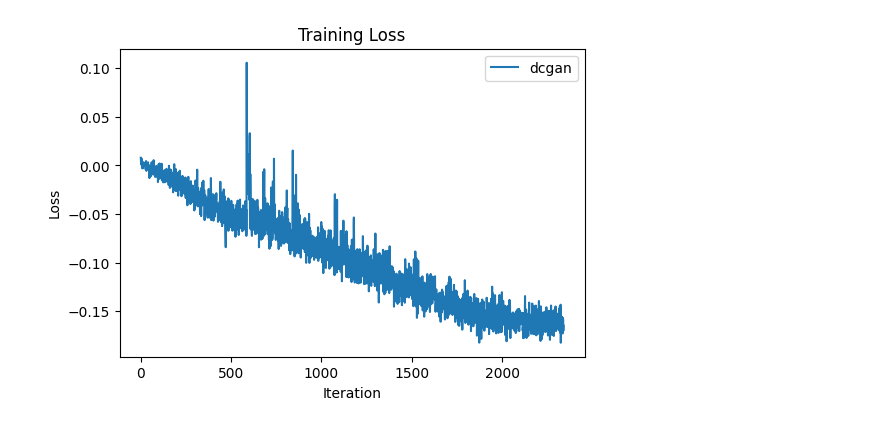
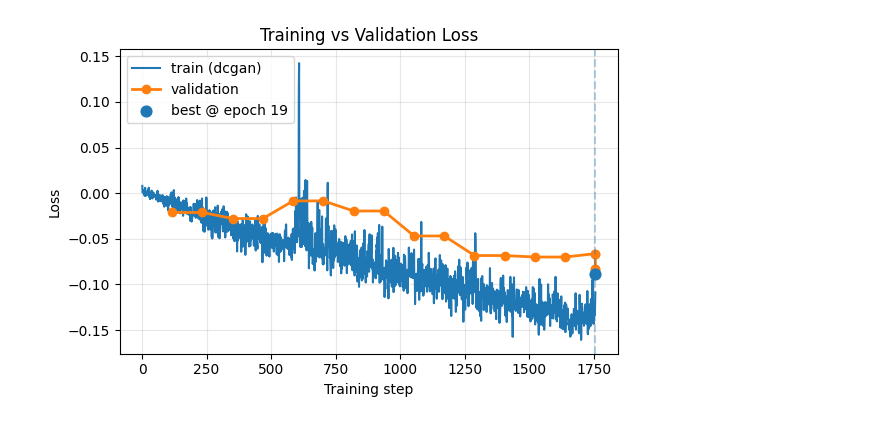
Before and after one commit to yuliangxu/RDR, a Jupyter notebook: experiments/MNIST_batch.ipynb, the cells around one changed output. Saved outputs shown, nothing was run; the diff lists cells and outputs as text; code cells hidden in the pictures.

```diff
--- a/experiments/MNIST_batch.ipynb
+++ b/experiments/MNIST_batch.ipynb
@@ -4,12 +4,12 @@
 # ----------- this file provides the reproducible training and plots in the paper ------------#
 # 0. load libraries
 import os
-os.chdir("/hpc/home/yx306/RDR")
+os.chdir("/hpc/home/yx306/DRE")
 os.getcwd()
 
 data_path = "/hpc/group/mastatlab/yx306/MNIST/"
 
-
+import random
 import numpy as np
 import pandas as pd
 import matplotlib.pyplot as plt
@@ -21,6 +21,22 @@ from matplotlib.colors import TwoSlopeNorm
 from importlib import reload
 import utils.MNIST_help as mnist
 
+SEED = 42
+# Python built-in RNG
+def set_seed(seed=42):
+    import random, numpy as np, torch
+    random.seed(seed)
+    np.random.seed(seed)
+    torch.manual_seed(seed)
+    if torch.cuda.is_available():
+        torch.cuda.manual_seed_all(seed)
+    torch.backends.cudnn.deterministic = True
+    torch.backends.cudnn.benchmark = False
+    print(f"[Seed set to {seed}]")
+
+# Make cuDNN deterministic (may slightly slow training)
+torch.backends.cudnn.deterministic = True
+torch.backends.cudnn.benchmark = False
 
 # to load MNIST data
 from torch.utils.data import DataLoader
@@ -34,7 +97,9 @@ device = "cuda" if torch.cuda.is_available() else "cpu"
 
 # try batch DRE on DCGAN
 # real data loader for q (can be separate from p_loader to avoid overlap)
+reload(dre)
 reload(dre_batch)
+set_seed(SEED)
 
 transform = transforms.Compose([
     transforms.ToTensor(),                # [0,1]
@@ -50,24 +115,71 @@ mnist_train = datasets.MNIST(root=ROOT, train=True, download=False,
 p_loader = DataLoader(mnist_train, batch_size=batch_size,
                  shuffle=True, num_workers=2, drop_last=True)
 
+mnist_val = datasets.MNIST(root=ROOT, train=False, download=False, transform=transform)
+val_loader = DataLoader(mnist_val, batch_size=batch_size, shuffle=False, num_workers=2, drop_last=False)
+
 # Sampler: 50% generator, 50% real
-# the pretrained models are downloaded here: https://github.com/csinva/gan-vae-pretrained-pytorch/tree/master
 G, nz = mnist.build_dcgan28(data_path+"mnist_dcgan/netG_epoch_99.pth", device=device)
 q_sampler = dre_batch.make_q_mixed_sampler(G, nz, p_loader, gen_frac=0.5, post=None)
 
-
+num_epochs_planned = 20
 # 3) Train
-model, losses = dre_batch.run_DRE_fdiv_cnn_minibatch(
+model, losses, val_losses = dre_batch.run_DRE_fdiv_cnn_minibatch(
     p_loader=p_loader,
     q_sampler=q_sampler,
-    num_epochs=20,
+    num_epochs=num_epochs_planned,
     print_every=100,
-    bn_freeze_epoch=5
+    bn_freeze_epoch=5,
+    val_loader=val_loader,   # <--- enable validation
+    val_q_batches=8,
+    early_stop_patience = 5
 )
 
 # plot loss
 reload(help)
 fig, ax = plt.subplots(figsize=(6,4))
-help.plot_losses(losses, label="dcgan", ax=ax, color="tab:blue")
+# 1) training (per-step)
+help.plot_losses(losses, label="train (dcgan)", ax=ax, color="tab:blue")
+
+# 2) validation (per-epoch, align to end-of-epoch step)
+steps_per_epoch = len(p_loader)                 # constant because drop_last=True
+epochs_run = len(val_losses)
+
+if epochs_run > 0:
+    if len(val_losses) > num_epochs_planned:
+        val_losses = val_losses[:num_epochs_planned]
+
+        epochs_run = len(val_losses)
+        if epochs_run == 0:
+            print("No validation losses recorded.")
+        else:
+            steps_per_epoch = len(p_loader)  # drop_last=True so this is constant
+
+            # end-of-epoch step positions: 1*spe, 2*spe, ..., epochs_run*spe
+            val_steps = steps_per_epoch * np.arange(1, epochs_run + 1)
+
+            # clip to the last available training step (in case of tiny rounding mismatches)
+            val_steps = np.minimum(val_steps, len(losses))
+
+            # plot
+            ax.plot(val_steps, val_losses, 'o-', label="validation", color="tab:orange", linewidth=2)
+
+            # best epoch (1-based for readability)
+            best_idx = int(np.argmin(val_losses))        # 0-based index
+            best_epoch = best_idx + 1                    # 1-based label
+            best_step = int(val_steps[best_idx])
+            best_val = float(val_losses[best_idx])
+
+            ax.axvline(best_step, linestyle="--", alpha=0.35)
+            ax.scatter([best_step], [best_val], s=60, zorder=5, label=f"best @ epoch {best_epoch}")
+            print(f"Best epoch = {best_epoch} | step ≈ {best_step} | val_loss = {best_val:.4f}")
+else:
+    print("No validation losses recorded.")
+
+ax.set_title("Training vs Validation Loss")
+ax.set_xlabel("Training step")
+ax.set_ylabel("Loss")
 ax.legend()
+ax.grid(True, alpha=0.3)
+plt.tight_layout()
 # %% [output]
@@ -92,4 +203,4 @@ epoch 019 step 002300  loss -0.1674  ema -0.1613  lr 5.42e-07
-[figure, old version]
+[figure, new version]
 # %%
 # %%
 
```
Also changed, not shown: parts of 8 cells of this notebook, 10 other files.
